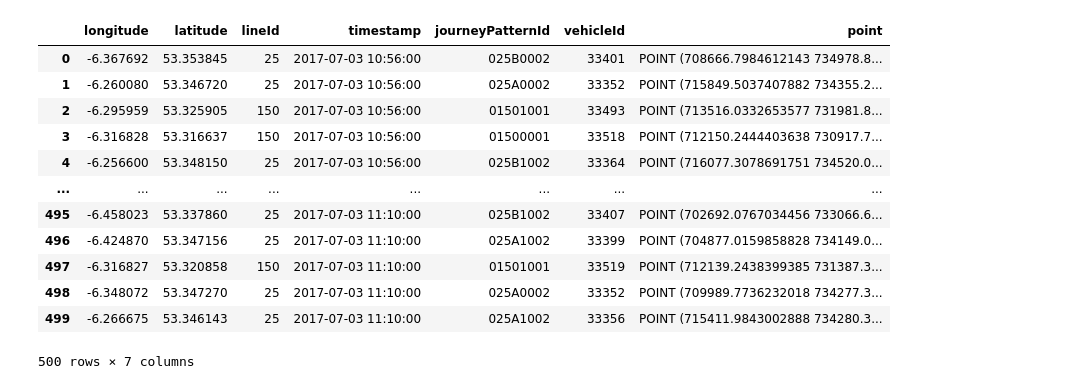
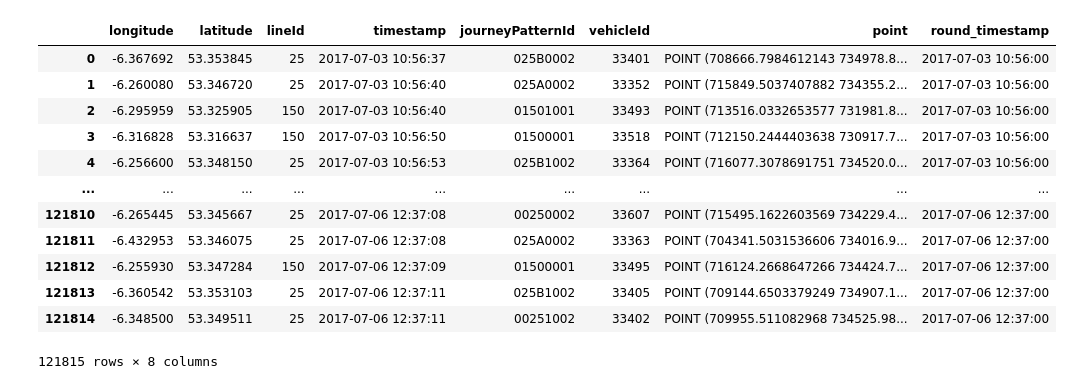
Before and after one commit to SharonPeled/Relaxi-Taxi, a Jupyter notebook: Real_Time_System/RTS.ipynb, the cells around one changed output. Saved outputs shown, nothing was run; the diff lists cells and outputs as text; code cells hidden in the pictures.

```diff
--- a/Real_Time_System/RTS.ipynb
+++ b/Real_Time_System/RTS.ipynb
@@ -19,28 +20,30 @@ MAX_DISTANCE_TO_END_STOP = 50 # meters
 # %%
 # def adjust_stream_data(stream):
 #     stream["timestamp"] = pd.to_datetime(stream["timestamp"]).apply(lambda elem:elem.replace(second=0))
 #     stream["point"] = stream.apply(
 #         lambda row: transform_coordinates(row["longitude"],row["latitude"]),axis=1)
 #     return stream
 
 stream = pd.read_csv("..//Data//Samples//3days3lines_adjusted_small.csv",dtype={"lineId":str,"vehicleId":str})
-stream["timestamp"] = pd.to_datetime(stream["timestamp"]).apply(lambda elem:elem.replace(second=0))
+stream["timestamp"] = pd.to_datetime(stream["timestamp"])
+stream["round_timestamp"] = stream["timestamp"].apply(lambda elem:elem.replace(second=0))
 stream["point"] = stream["point"].apply(lambda elem : wkt.loads(elem))
+# stream.sort_values(by=["timestamp"],ascending=True)
 stream
 # %% [output]
-|  | longitude | latitude | lineId | timestamp | journeyPatternId | vehicleId | point |
-| 0 | -6.367692 | 53.353845 | 25 | 2017-07-03 10:56:00 | 025B0002 | 33401 | POINT (708666.7984612143 734978.8... |
-| 1 | -6.260080 | 53.346720 | 25 | 2017-07-03 10:56:00 | 025A0002 | 33352 | POINT (715849.5037407882 734355.2... |
-| 2 | -6.295959 | 53.325905 | 150 | 2017-07-03 10:56:00 | 01501001 | 33493 | POINT (713516.0332653577 731981.8... |
-| 3 | -6.316828 | 53.316637 | 150 | 2017-07-03 10:56:00 | 01500001 | 33518 | POINT (712150.2444403638 730917.7... |
-| 4 | -6.256600 | 53.348150 | 25 | 2017-07-03 10:56:00 | 025B1002 | 33364 | POINT (716077.3078691751 734520.0... |
-| ... | ... | ... | ... | ... | ... | ... | ... |
-| 495 | -6.458023 | 53.337860 | 25 | 2017-07-03 11:10:00 | 025B1002 | 33407 | POINT (702692.0767034456 733066.6... |
-| 496 | -6.424870 | 53.347156 | 25 | 2017-07-03 11:10:00 | 025A1002 | 33399 | POINT (704877.0159858828 734149.0... |
-| 497 | -6.316827 | 53.320858 | 150 | 2017-07-03 11:10:00 | 01501001 | 33519 | POINT (712139.2438399385 731387.3... |
-| 498 | -6.348072 | 53.347270 | 25 | 2017-07-03 11:10:00 | 025A0002 | 33352 | POINT (709989.7736232018 734277.3... |
-| 499 | -6.266675 | 53.346143 | 25 | 2017-07-03 11:10:00 | 025A1002 | 33356 | POINT (715411.9843002888 734280.3... |
+|  | longitude | latitude | lineId | timestamp | journeyPatternId | vehicleId | point | round_timestamp |
+| 0 | -6.367692 | 53.353845 | 25 | 2017-07-03 10:56:37 | 025B0002 | 33401 | POINT (708666.7984612143 734978.8... | 2017-07-03 10:56:00 |
+| 1 | -6.260080 | 53.346720 | 25 | 2017-07-03 10:56:40 | 025A0002 | 33352 | POINT (715849.5037407882 734355.2... | 2017-07-03 10:56:00 |
+| 2 | -6.295959 | 53.325905 | 150 | 2017-07-03 10:56:40 | 01501001 | 33493 | POINT (713516.0332653577 731981.8... | 2017-07-03 10:56:00 |
+| 3 | -6.316828 | 53.316637 | 150 | 2017-07-03 10:56:50 | 01500001 | 33518 | POINT (712150.2444403638 730917.7... | 2017-07-03 10:56:00 |
+| 4 | -6.256600 | 53.348150 | 25 | 2017-07-03 10:56:53 | 025B1002 | 33364 | POINT (716077.3078691751 734520.0... | 2017-07-03 10:56:00 |
+| ... | ... | ... | ... | ... | ... | ... | ... | ... |
+| 121810 | -6.265445 | 53.345667 | 25 | 2017-07-06 12:37:08 | 00250002 | 33607 | POINT (715495.1622603569 734229.4... | 2017-07-06 12:37:00 |
+| 121811 | -6.432953 | 53.346075 | 25 | 2017-07-06 12:37:08 | 025A0002 | 33363 | POINT (704341.5031536606 734016.9... | 2017-07-06 12:37:00 |
+| 121812 | -6.255930 | 53.347284 | 150 | 2017-07-06 12:37:09 | 01500001 | 33495 | POINT (716124.2668647266 734424.7... | 2017-07-06 12:37:00 |
+| 121813 | -6.360542 | 53.353103 | 25 | 2017-07-06 12:37:11 | 025B1002 | 33405 | POINT (709144.6503379249 734907.1... | 2017-07-06 12:37:00 |
+| 121814 | -6.348500 | 53.349511 | 25 | 2017-07-06 12:37:11 | 00251002 | 33402 | POINT (709955.511082968 734525.98... | 2017-07-06 12:37:00 |
-500 rows × 7 columns
+121815 rows × 8 columns
 # %%
 class Route:
 # Represents a general route of a bus line
```
Also changed, not shown: parts of 7 cells of this notebook, 4 other files.
